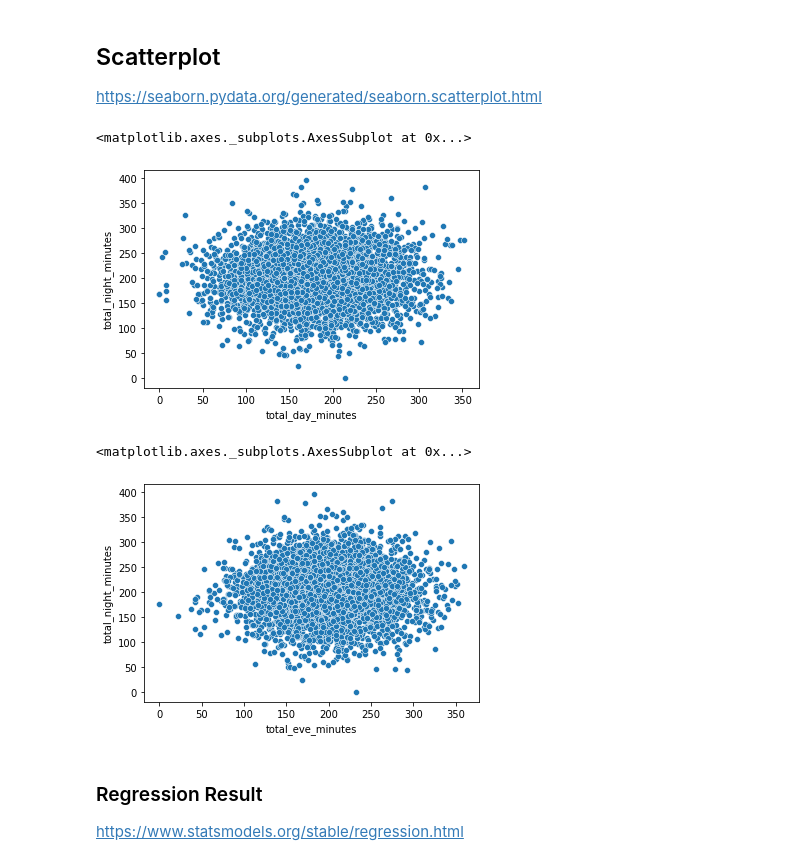
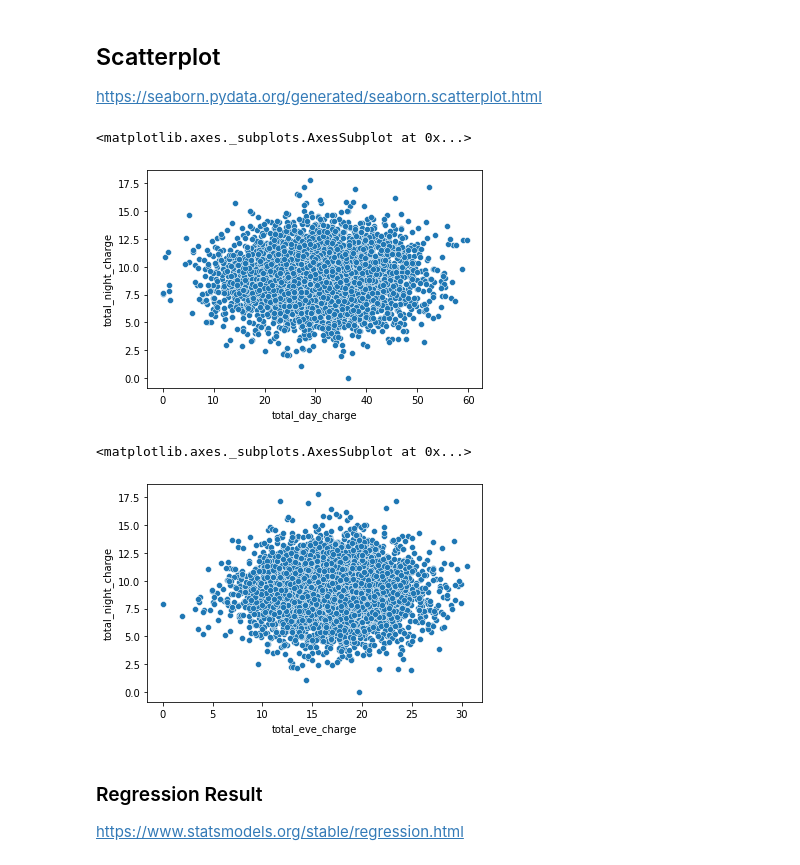
Before and after one commit to Yvonnechengnyu/NYU_Integrated_Marketing, a Jupyter notebook: “Predicting_Customer_Churn_ipynb”的副本.ipynb, the cells around one changed output. Cells and saved outputs as stored; diff of their text form; code cells hidden in the pictures.

```diff
--- a/“Predicting_Customer_Churn_ipynb”的副本.ipynb
+++ b/“Predicting_Customer_Churn_ipynb”的副本.ipynb
@@ -87,19 +87,19 @@ https://seaborn.pydata.org/generated/seaborn.scatterplot.html
 #install the package
 import seaborn as sns
 # %%
-x='total_day_minutes'
-y='total_night_minutes'
+x='total_day_charge'
+y='total_night_charge'
 sns.scatterplot(data=df, x=x, y=y)
 # %% [output]
 <matplotlib.axes._subplots.AxesSubplot at 0x...>
-[figure, old version]
+[figure, new version]
 # %%
-x='total_eve_minutes'
-y='total_night_minutes'
+x='total_eve_charge'
+y='total_night_charge'
 sns.scatterplot(data=df, x=x, y=y)
 # %% [output]
 <matplotlib.axes._subplots.AxesSubplot at 0x...>
-[figure, old version]
+[figure, new version]
 # %% [markdown]
 ### Regression Result
 https://www.statsmodels.org/stable/regression.html
```
Also changed, not shown: parts of 27 cells of this notebook.
